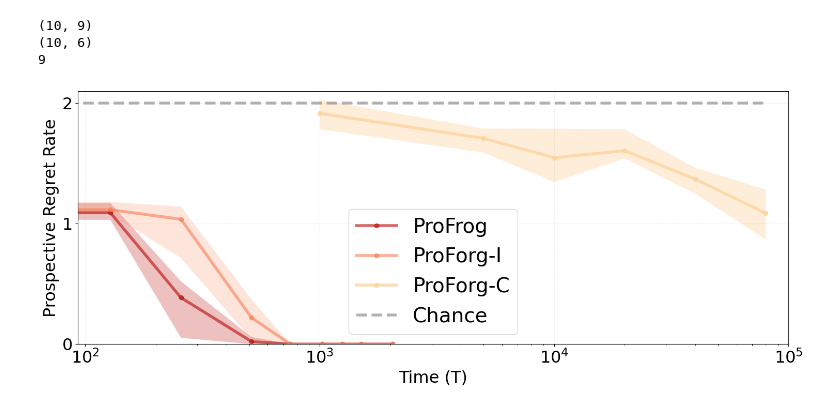
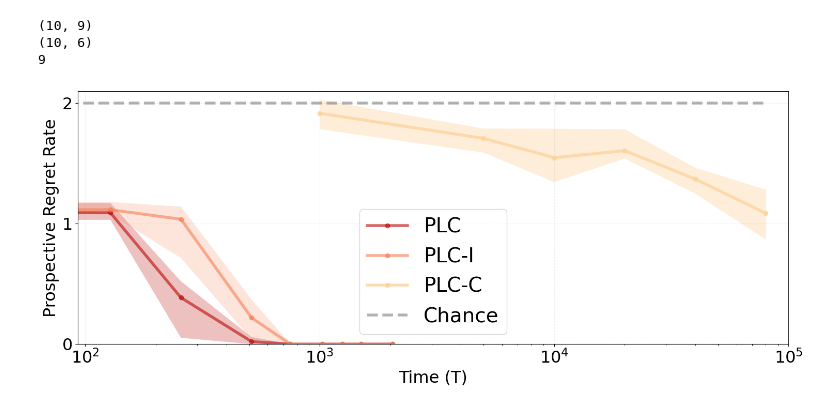
Before and after one commit to neurodata/ProspectiveLearningwithControl, a Jupyter notebook: figures/fig3_new.ipynb, the cells around one changed output. Drawn from its saved outputs; the diff is of its cells as text; code cells hidden in the pictures.

```diff
--- a/figures/fig3_new.ipynb
+++ b/figures/fig3_new.ipynb
@@ -92,38 +92,38 @@ colors = {
 median = np.nanmedian(PREGRETS_RF_arr, axis=0)
 q25  = np.nanpercentile(PREGRETS_RF_arr, 25, axis=0)
 q75  = np.nanpercentile(PREGRETS_RF_arr, 75, axis=0)
-plt.plot(Ts, median,color=colors["PAVFM_RF"], lw = linewidth,alpha = 0.6,label = 'ProFrog',marker='o')
+plt.plot(Ts, median,color=colors["PAVFM_RF"], lw = linewidth,alpha = 0.6,label = 'PLC',marker='o')
 plt.fill_between(Ts, q25, q75, color=colors["PAVFM_RF"], alpha=0.25, edgecolor="none")
 
 
 median = np.median(PREGRETS_PAFM_DF_arr, axis=0)
 q25  = np.nanpercentile(PREGRETS_PAFM_DF_arr, 25, axis=0)
 q75  = np.nanpercentile(PREGRETS_PAFM_DF_arr, 75, axis=0)
-plt.plot(Ts, median,color=colors["PAFM_oh_RF"], lw = linewidth,marker='o',alpha = 0.6,label = 'ProForg-I')
+plt.plot(Ts, median,color=colors["PAFM_oh_RF"], lw = linewidth,marker='o',alpha = 0.6,label = 'PLC-I')
 plt.fill_between(Ts, q25, q75, color=colors["PAFM_oh_RF"], alpha=0.20, edgecolor="none")
 
 
 median = np.nanmedian(PREGRETS_PVFM_arr, axis=0)
 q25  = np.nanpercentile(PREGRETS_PVFM_arr, 25, axis=0)
 q75  = np.nanpercentile(PREGRETS_PVFM_arr, 75, axis=0)
-plt.plot(Ts_PVFM, median,color=colors["PVFM_oh_RF"], lw = linewidth,marker='o',alpha = 0.8,label = 'ProForg-C')
+plt.plot(Ts_PVFM, median,color=colors["PVFM_oh_RF"], lw = linewidth,marker='o',alpha = 0.8,label = 'PLC-C')
 plt.fill_between(Ts_PVFM, q25, q75, color=colors["PVFM_oh_RF"], alpha=0.40, edgecolor="none")
 
 plt.plot([0]+Ts_PVFM, 2*np.ones(1+len(Ts_PVFM)),color='grey', lw = linewidth,ls='--',alpha = 0.6,label = 'Chance')
 
 plt.xlabel("Time (T)",fontsize = fontsize-5)
 plt.ylabel("Prospective Regret Rate", fontsize = fontsize-5)
 plt.xscale('log')
 
 
 plt.xticks(fontsize=fontsize-5)
 plt.xlim([0,100000])
 plt.ylim([0,2.1])
 plt.yticks([0,1,2],fontsize = fontsize-5)
 plt.legend(fontsize = fontsize)
 plt.grid(True, linestyle='--', alpha=0.2)
 plt.tight_layout()
 
 plt.savefig("ProForg_Instantaneous_vs_Continuous.png")
 # %% [output]
-[figure, old version]
+[figure, new version]
```
Also changed, not shown: 10 other files.
